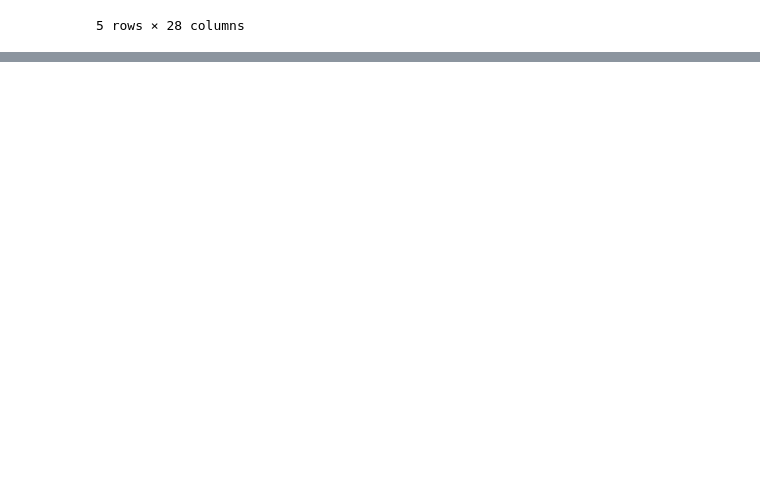
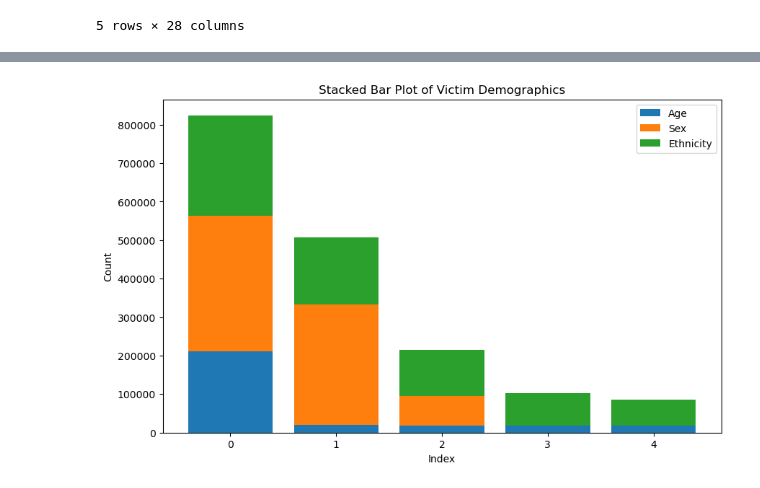
Before and after one commit to qazifabiahoq/Project_Crime_in_La_2020-Dec2023, a Jupyter notebook: RaymonPy.ipynb, the cells around one changed output, grey strips where cells are left out. Drawn from its saved outputs; the diff is of its cells as text; code cells hidden in the pictures; blank space fills up the shorter version.

```diff
--- a/RaymonPy.ipynb
+++ b/RaymonPy.ipynb
@@ -128,0 +153,35 @@ plt.show()
+# %%
+# Victim_demographics DataFrame
+victim_demographics = pd.DataFrame({
+    'Age': [0, 30, 35, 31, 29],
+    'Count_Age': [211842, 19421, 19008, 18603, 18552],
+    'Sex': ['M', 'F', 'X', 'H', '-'],
+    'Count_Sex': [351362.0, 313468.0, 75420.0, 93.0, 1.0],
+    'Ethnicity': ['H', 'W', 'B', 'X', 'O'],
+    'Count_Ethnicity': [261145.0, 173440.0, 120896.0, 83214.0, 67532.0]
+})
+
+# Plotting stacked bar plot
+plt.figure(figsize=(10, 6))
+
+# Stacked bar plot for Age
+plt.bar(victim_demographics.index, victim_demographics['Count_Age'], label='Age')
+
+# Stacked bar plot for Sex
+plt.bar(victim_demographics.index, victim_demographics['Count_Sex'],
+        bottom=victim_demographics['Count_Age'], label='Sex')
+
+# Stacked bar plot for Ethnicity
+plt.bar(victim_demographics.index, victim_demographics['Count_Ethnicity'],
+        bottom=victim_demographics['Count_Age'] + victim_demographics['Count_Sex'], label='Ethnicity')
+
+# Adding labels and title
+plt.xlabel('Index')
+plt.ylabel('Count')
+plt.title('Stacked Bar Plot of Victim Demographics')
+plt.legend()
+
+# Show plot
+plt.show()
+# %% [output]
+[figure, added]
```
Also changed, not shown: parts of 13 cells of this notebook.
